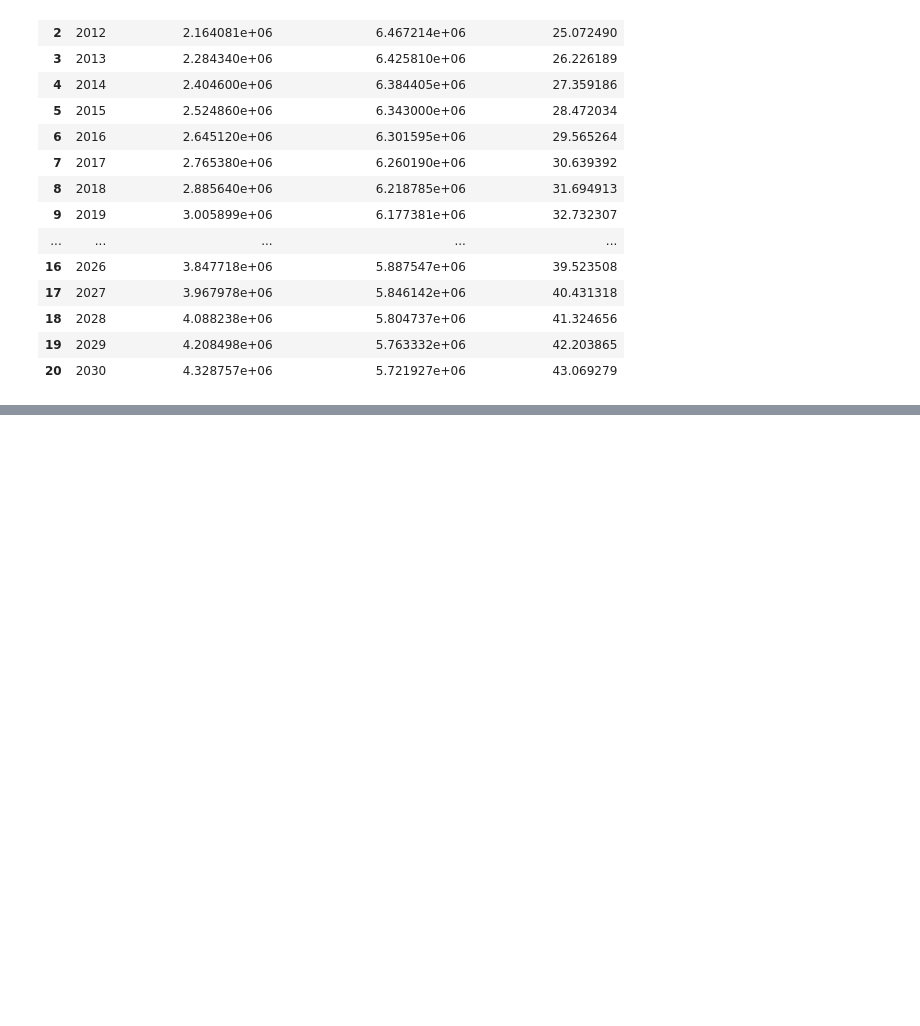
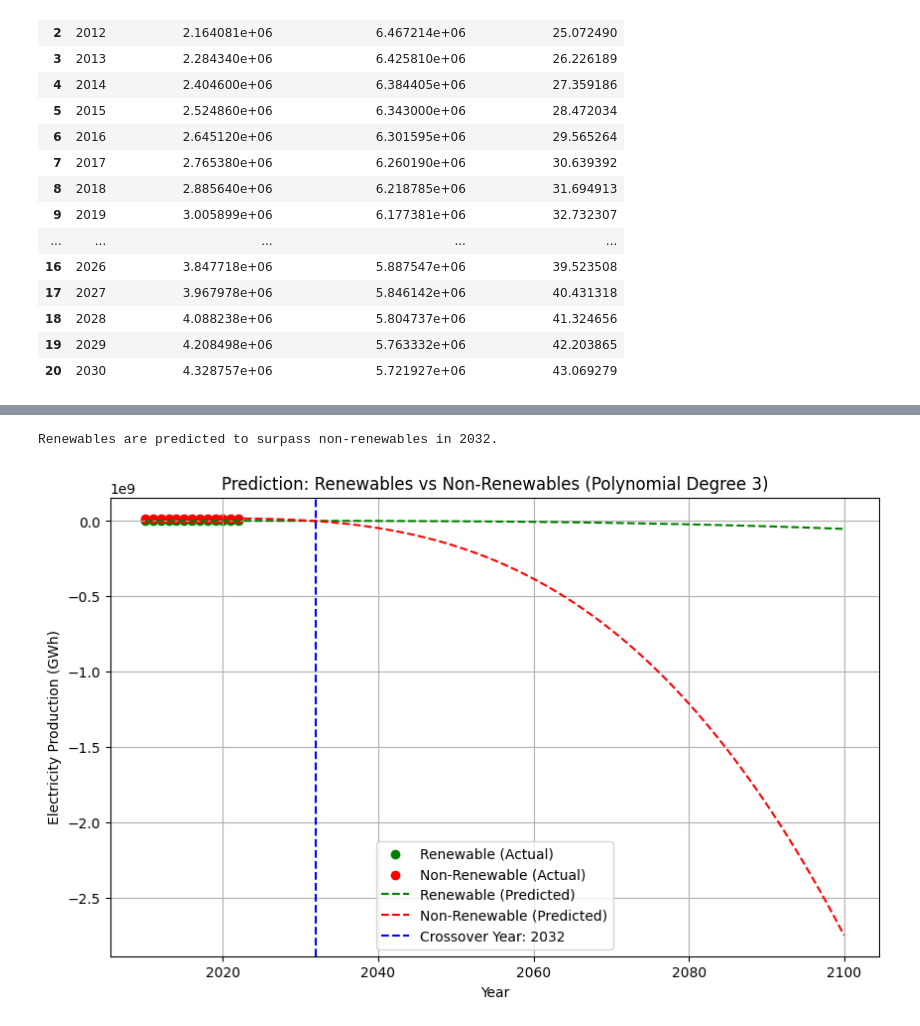
Before and after one commit to payal-kanani/electricity-generation-europe-2010-2022, a Jupyter notebook: jupyter_notebooks/predict_renewable_surpass.ipynb, the cells around one changed output, grey strips where cells are left out. Saved outputs shown, nothing was run; the diff lists cells and outputs as text; code cells hidden in the pictures; blank space fills up the shorter version.

```diff
--- a/jupyter_notebooks/predict_renewable_surpass.ipynb
+++ b/jupyter_notebooks/predict_renewable_surpass.ipynb
@@ -153,0 +194,6 @@ forecast_df
+# %%
+# -----------------------------
+# 1. Load dataset
+# -----------------------------
+df = pd.read_csv("../data/cleaned_european_countries_dataset.csv")
+df = df[['year', 'product', 'value']]
@@ -153,0 +210,5 @@ forecast_df
+# %%
+# -----------------------------
+# 3. Aggregate yearly totals
+# -----------------------------
+yearly_totals = df.groupby(['year', 'type'])['value'].sum().unstack().reset_index()
@@ -153,0 +230,46 @@ forecast_df
+# %%
+# -----------------------------
+# 5. Predict into the future until crossover
+# -----------------------------
+future_years = np.arange(yearly_totals['year'].min(), 2101).reshape(-1, 1)
+future_poly = poly.transform(future_years)
+
+pred_renew = model_renew.predict(future_poly)
+pred_nonrenew = model_nonrenew.predict(future_poly)
+
+crossover_year = None
+for i in range(len(future_years)):
+    if pred_renew[i] >= pred_nonrenew[i]:
+        crossover_year = int(future_years[i][0])
+        break
+# %%
+# -----------------------------
+# 6. Output results
+# -----------------------------
+if crossover_year:
+    print(f"Renewables are predicted to surpass non-renewables in {crossover_year}.")
+else:
+    print("No surpass year predicted before 2100.")
+# %% [output]
+Renewables are predicted to surpass non-renewables in 2032.
+# %%
+# -----------------------------
+# 7. Plot the results
+# -----------------------------
+plt.figure(figsize=(10, 6))
+plt.scatter(yearly_totals['year'], yearly_totals['Renewable'], label="Renewable (Actual)", color="green")
+plt.scatter(yearly_totals['year'], yearly_totals['Non-Renewable'], label="Non-Renewable (Actual)", color="red")
+plt.plot(future_years, pred_renew, '--', color="green", label="Renewable (Predicted)")
+plt.plot(future_years, pred_nonrenew, '--', color="red", label="Non-Renewable (Predicted)")
+
+if crossover_year:
+    plt.axvline(crossover_year, color="blue", linestyle="--", label=f"Crossover Year: {crossover_year}")
+
+plt.xlabel("Year")
+plt.ylabel("Electricity Production (GWh)")
+plt.title(f"Prediction: Renewables vs Non-Renewables (Polynomial Degree {degree})")
+plt.legend()
+plt.grid(True)
+plt.show()
+# %% [output]
+[figure, added]
```
Also changed, not shown: parts of 7 cells of this notebook, 1 other file.
